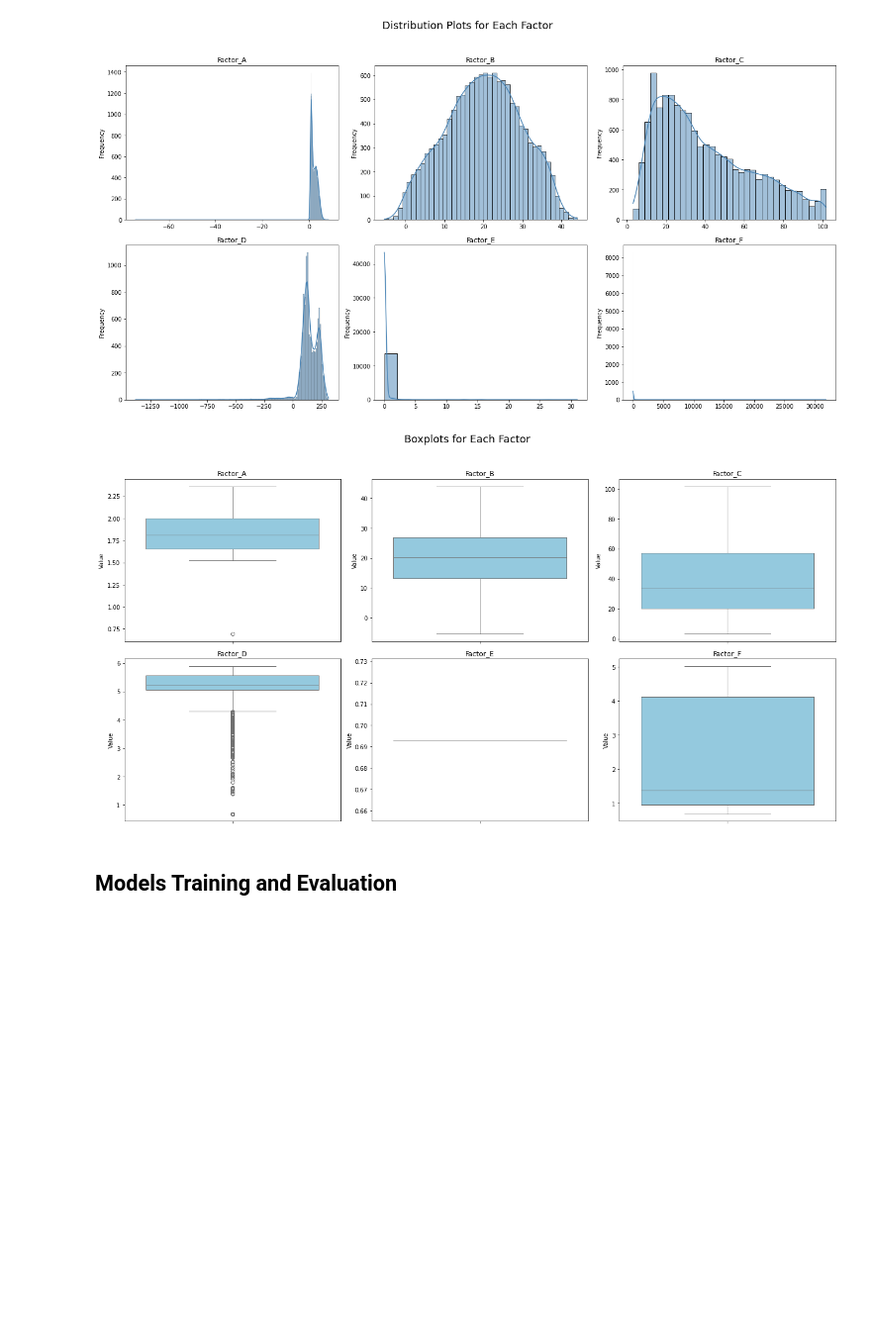
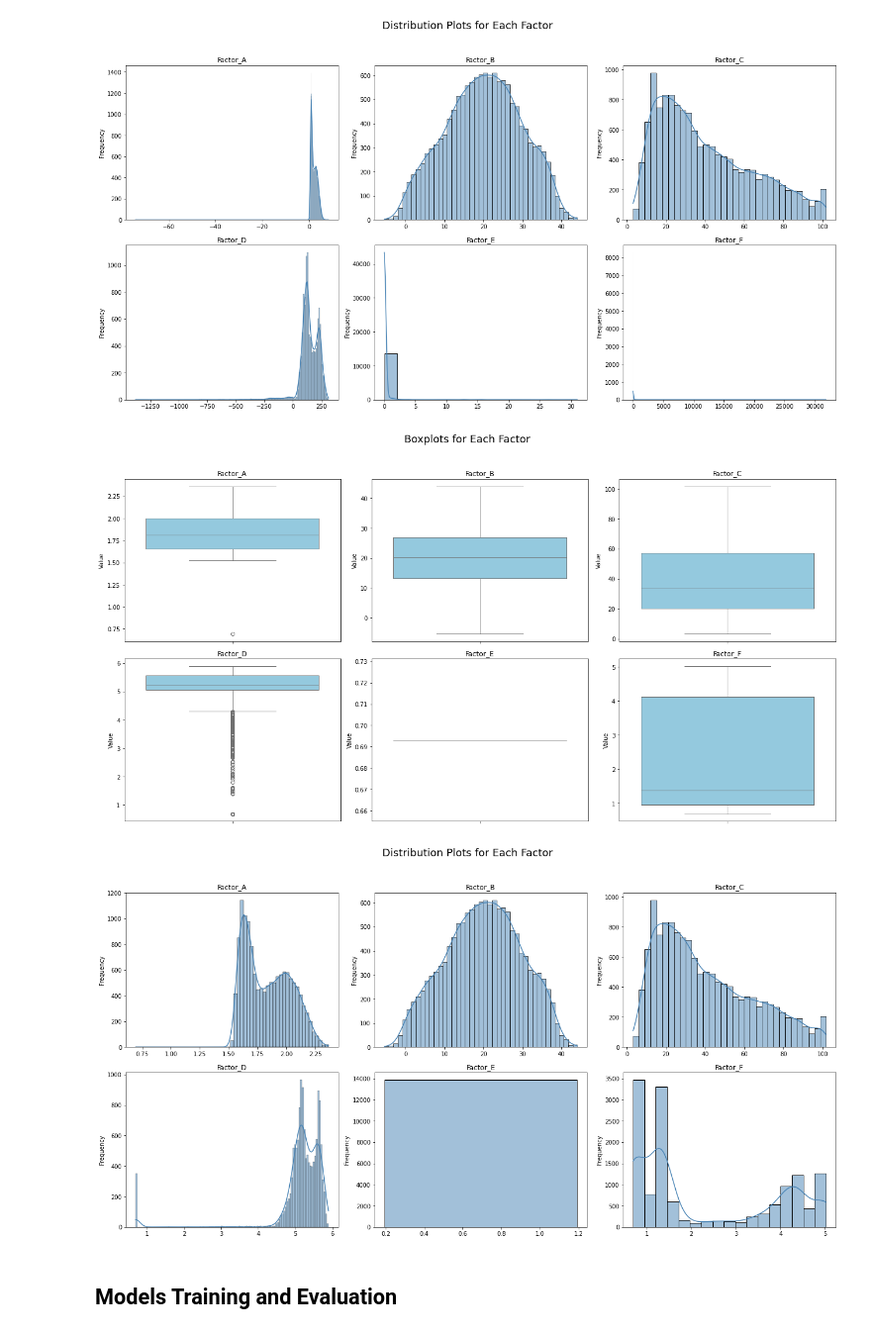
Before and after one commit to ireneburri/Burri-PredictionOfFactoryElectricConsumption, a Jupyter notebook: Delivery/factory_model.ipynb, the cells around one changed output. Shown: that part at 99% size. Cells and saved outputs as stored; diff of their text form; code cells hidden in the pictures; blank space fills up the shorter version.

```diff
--- a/factory_model.ipynb
+++ b/Delivery/factory_model.ipynb
@@ -146,22 +146,24 @@ distribution_display(factors)
 # %%
 for col in ['Factor_A', 'Factor_D', 'Factor_E', 'Factor_F']:
     # IQR calculation
     Q1 = train_df[col].quantile(0.25)
     Q3 = train_df[col].quantile(0.75)
     IQR = Q3 - Q1
     lower = Q1 - 1.5 * IQR
     upper = Q3 + 1.5 * IQR
 
     # Option 1: Clip outliers
     train_df[col] = train_df[col].clip(lower=lower, upper=upper)
 
     # Option 2: Apply log transform (if right-skewed)
     train_df[col] = np.log1p(train_df[col] - train_df[col].min() + 1)
 
 # Check for outliers again
 boxplt_display(factors)
+distribution_display(factors)
 # %% [output]
 [figure]
+[figure, added]
 # %% [markdown]
 ##  Models Training and Evaluation
 # %%
```
Also changed, not shown: parts of 5 cells of this notebook, 8 other files.
